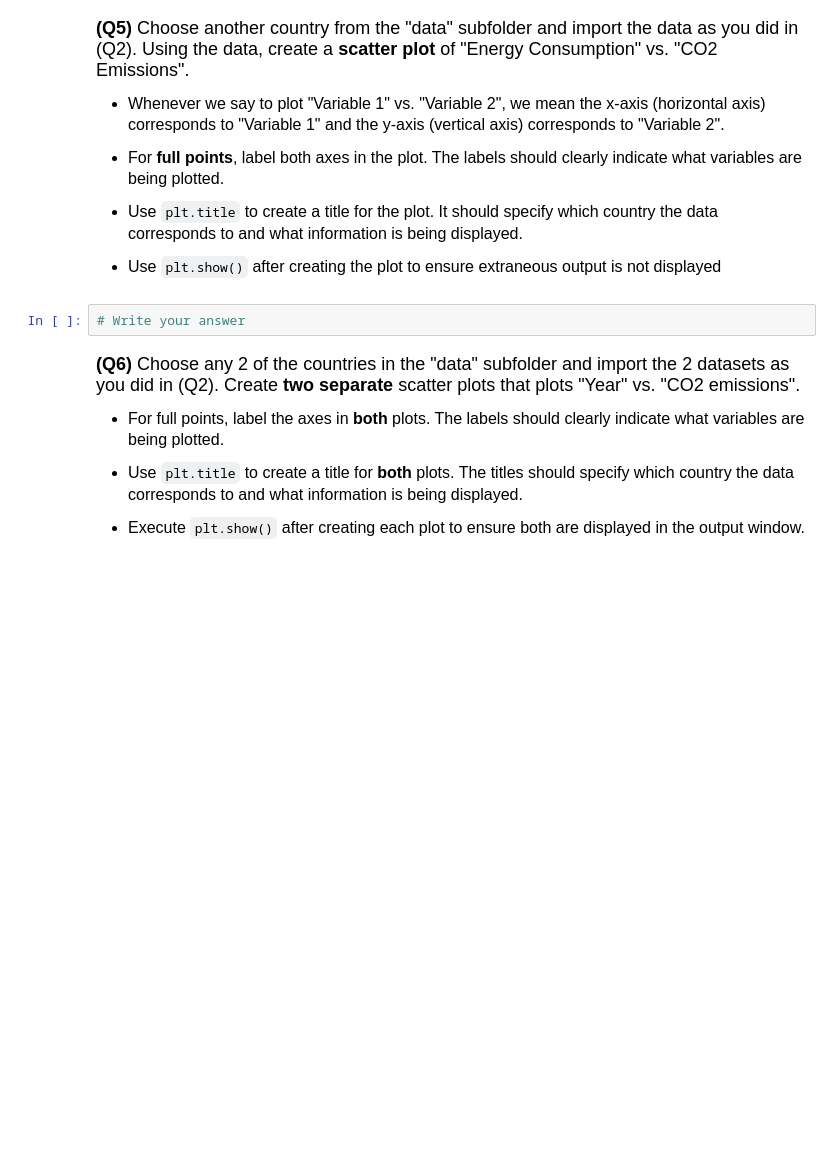
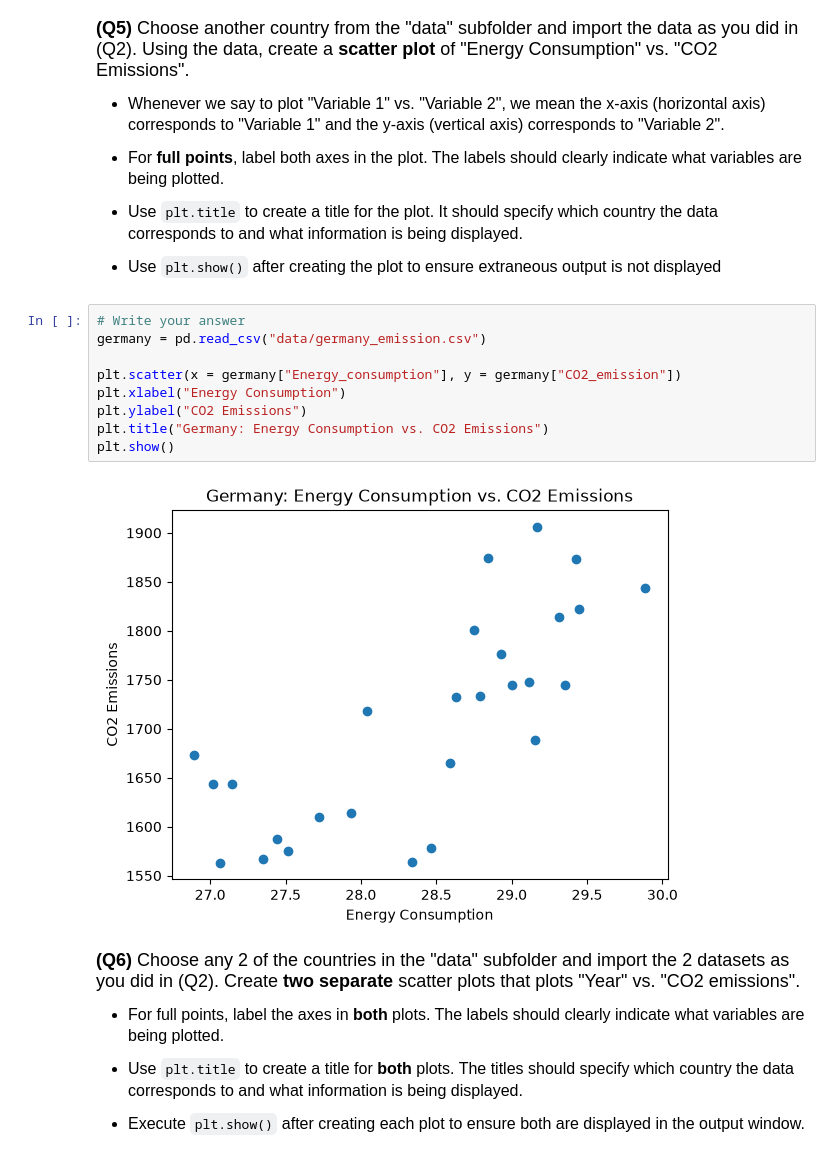
Before and after one commit to sashimmy/datasci151fall2026, a Jupyter notebook: _assignments/assignment_2/Assignment2.ipynb, the cells around one changed output. Saved outputs shown, nothing was run; the diff lists cells and outputs as text; blank space fills up the shorter version.

```diff
--- a/_assignments/assignment_2/Assignment2.ipynb
+++ b/_assignments/assignment_2/Assignment2.ipynb
@@ -100,8 +122,17 @@ us_emissions["CO2_emission"].describe()
 - Use `plt.title` to create a title for the plot. It should specify which country the data corresponds to and what information is being displayed.
 
 - Use `plt.show()` after creating the plot to ensure extraneous output is not displayed
-# %%
-# Write your answer
+# %%
+# Write your answer
+germany = pd.read_csv("data/germany_emission.csv")
+
+plt.scatter(x = germany["Energy_consumption"], y = germany["CO2_emission"])
+plt.xlabel("Energy Consumption")
+plt.ylabel("CO2 Emissions")
+plt.title("Germany: Energy Consumption vs. CO2 Emissions")
+plt.show()
+# %% [output]
+[figure, added]
 # %% [markdown]
 <font size = "4">
 
```
Also changed, not shown: parts of 7 cells of this notebook.
